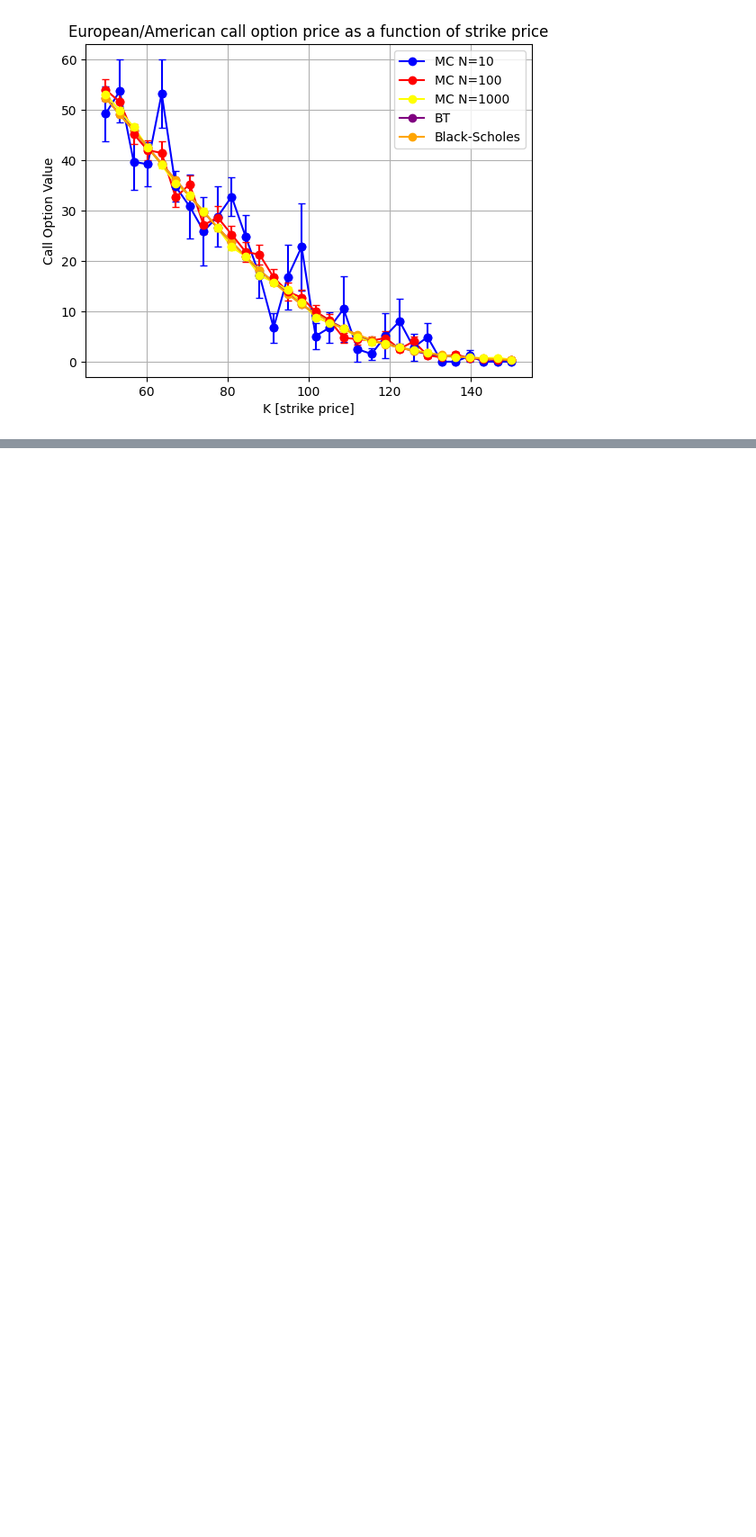
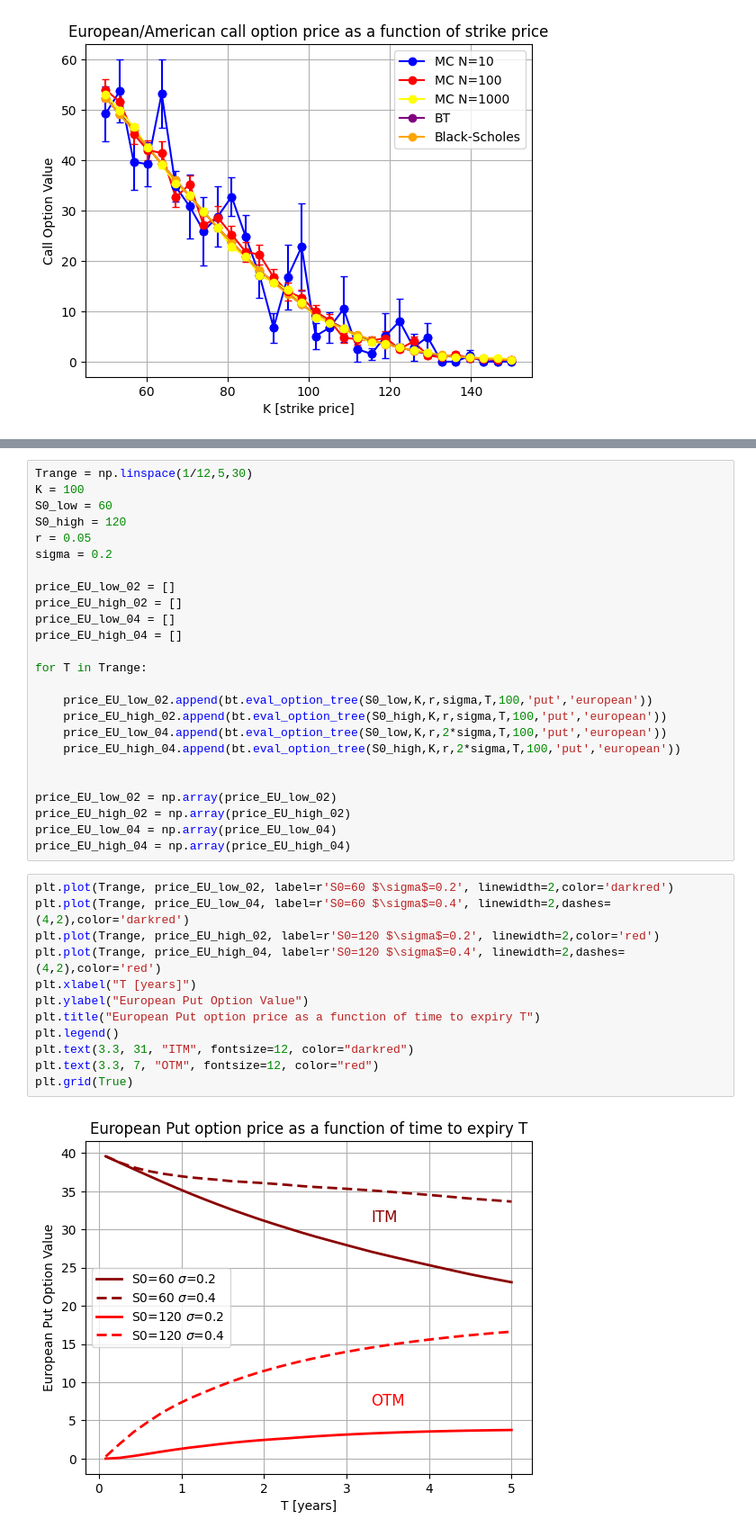
Before and after one commit to rebalkin/Quant-portfolio, a Jupyter notebook: notebooks/option_pricing.ipynb, the cells around one changed output, grey strips where cells are left out. Shown at 90% size. Drawn from its saved outputs; the diff is of its cells as text; blank space fills up the shorter version.

```diff
--- a/notebooks/option_pricing.ipynb
+++ b/notebooks/option_pricing.ipynb
@@ -104,0 +152,39 @@ Now let move to puts - where things are more interesting since even for non-divi
+# %%
+Trange = np.linspace(1/12,5,30)
+K = 100
+S0_low = 60
+S0_high = 120
+r = 0.05
+sigma = 0.2
+
+price_EU_low_02 = []
+price_EU_high_02 = []
+price_EU_low_04 = []
+price_EU_high_04 = []
+
+for T in Trange:
+
+    price_EU_low_02.append(bt.eval_option_tree(S0_low,K,r,sigma,T,100,'put','european'))
+    price_EU_high_02.append(bt.eval_option_tree(S0_high,K,r,sigma,T,100,'put','european'))
+    price_EU_low_04.append(bt.eval_option_tree(S0_low,K,r,2*sigma,T,100,'put','european'))
+    price_EU_high_04.append(bt.eval_option_tree(S0_high,K,r,2*sigma,T,100,'put','european'))
+
+
+price_EU_low_02 = np.array(price_EU_low_02)
+price_EU_high_02 = np.array(price_EU_high_02)
+price_EU_low_04 = np.array(price_EU_low_04)
+price_EU_high_04 = np.array(price_EU_high_04)
+# %%
+plt.plot(Trange, price_EU_low_02, label=r'S0=60 $\sigma$=0.2', linewidth=2,color='darkred')
+plt.plot(Trange, price_EU_low_04, label=r'S0=60 $\sigma$=0.4', linewidth=2,dashes=(4,2),color='darkred')
+plt.plot(Trange, price_EU_high_02, label=r'S0=120 $\sigma$=0.2', linewidth=2,color='red')
+plt.plot(Trange, price_EU_high_04, label=r'S0=120 $\sigma$=0.4', linewidth=2,dashes=(4,2),color='red')
+plt.xlabel("T [years]")
+plt.ylabel("European Put Option Value")
+plt.title("European Put option price as a function of time to expiry T")
+plt.legend()
+plt.text(3.3, 31, "ITM", fontsize=12, color="darkred")
+plt.text(3.3, 7, "OTM", fontsize=12, color="red")
+plt.grid(True)
+# %% [output]
+[figure, added]
```
Also changed, not shown: parts of 12 cells of this notebook.
